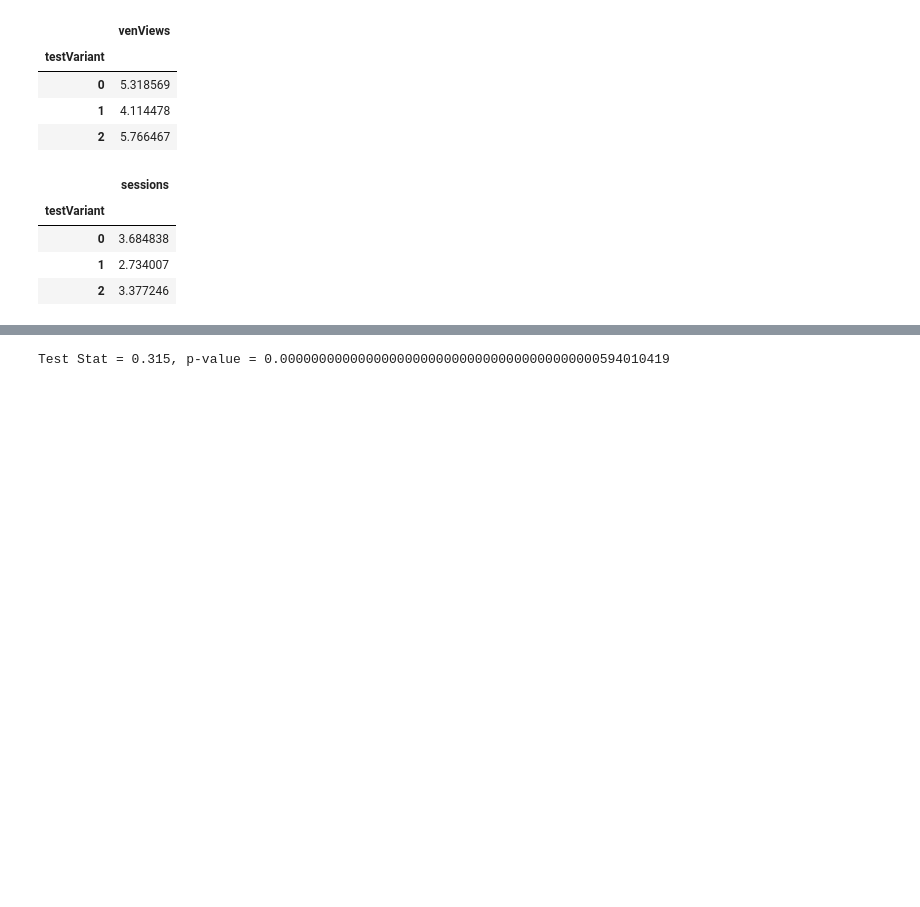
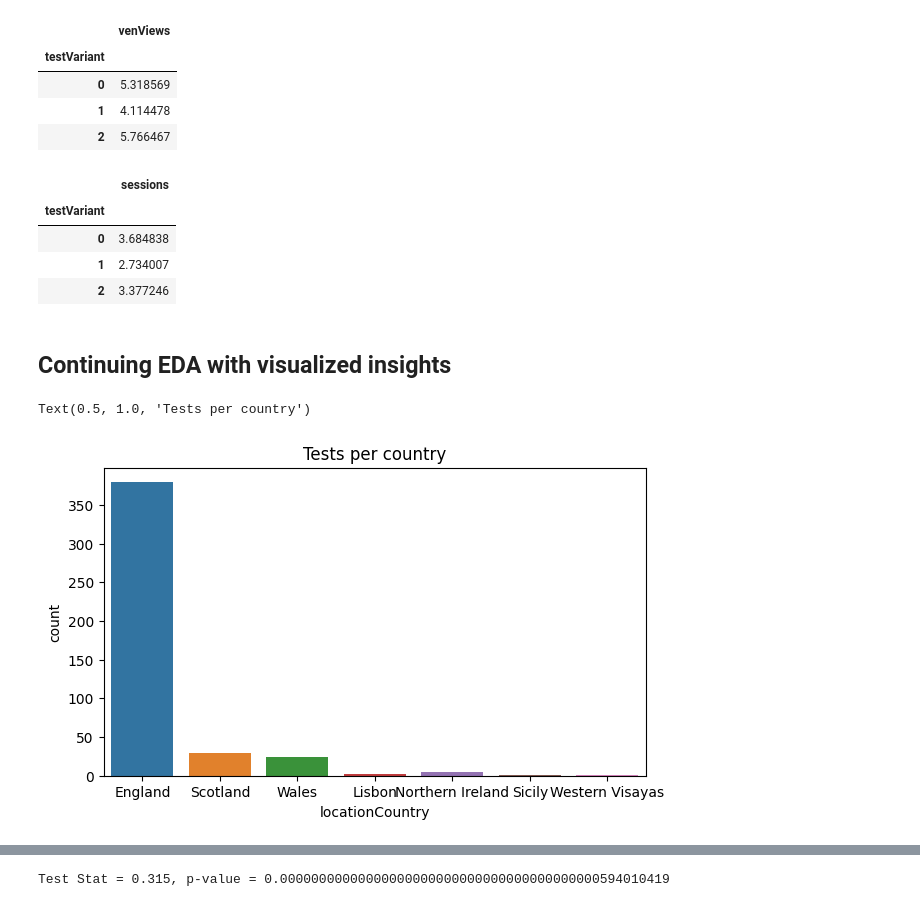
Before and after one commit to AhmadAdelSabet/Bridebook---Data-Scientist-Task, a Jupyter notebook: EDAandInsights.ipynb, the cells around one changed output, grey strips where cells are left out. Saved outputs shown, nothing was run; the diff lists cells and outputs as text; code cells hidden in the pictures; blank space fills up the shorter version.

Commit message:
PCA and EDA Insights

```diff
--- a/EDAandTest1.ipynb
+++ b/EDAandInsights.ipynb
@@ -234,0 +233,11 @@ df.groupby(['testVariant']).agg({'sessions': 'mean'})
+# %% [markdown]
+## Continuing EDA with visualized insights
+# %%
+fig=plt.figure(figsize=(7, 4))
+
+sns.countplot(x="locationCountry", data=df)
+
+plt.title("Tests per country")
+# %% [output]
+Text(0.5, 1.0, 'Tests per country')
+[figure, added]
```
Also changed, not shown: parts of 32 cells of this notebook, 11 other files.
